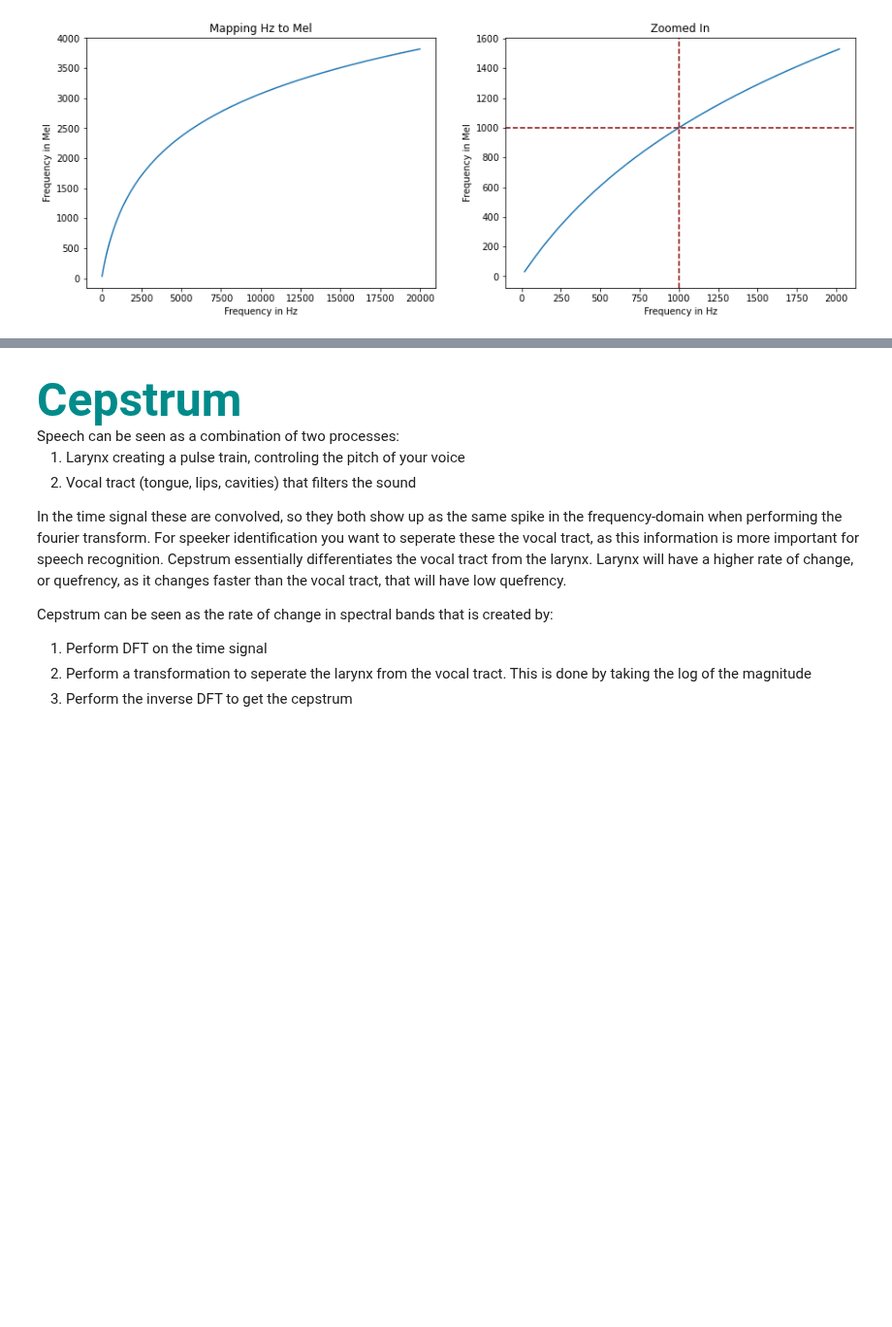
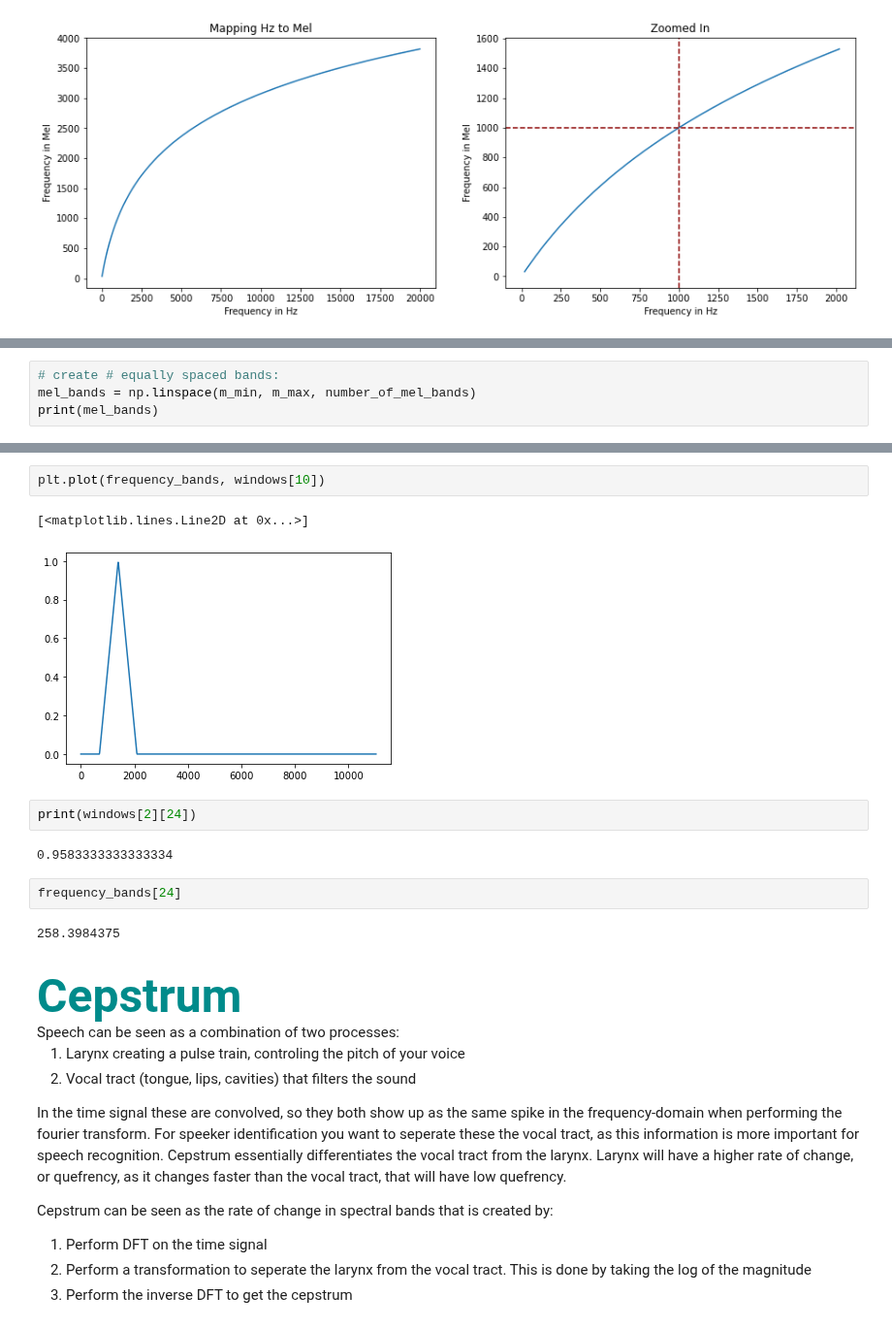
Before and after one commit to HNuijens/PythonAudioProcessing, a Jupyter notebook: Analysis/MFCC.ipynb, the cells around one changed output, grey strips where cells are left out. Shown at 97% size. Drawn from its saved outputs; the diff is of its cells as text; blank space fills up the shorter version.

```diff
--- a/Analysis/MFCC.ipynb
+++ b/Analysis/MFCC.ipynb
@@ -42,0 +95,4 @@ Text(0.5, 1.0, 'Zoomed In')
+# %%
+# create # equally spaced bands:
+mel_bands = np.linspace(m_min, m_max, number_of_mel_bands)
+print(mel_bands)
@@ -43,3 +167,16 @@ Text(0.5, 1.0, 'Zoomed In')
+# %%
+plt.plot(frequency_bands, windows[10])
+# %% [output]
+[<matplotlib.lines.Line2D at 0x...>]
+[figure, added]
+# %%
+print(windows[2][24])
+# %% [output]
+0.9583333333333334
+# %%
+frequency_bands[24]
+# %% [output]
+258.3984375
 # %% [markdown]
 <h3 style = "font-size:3rem;color:darkcyan">Cepstrum</h3>
 Speech can be seen as a combination of two processes:
```
Also changed, not shown: parts of 14 cells of this notebook.
